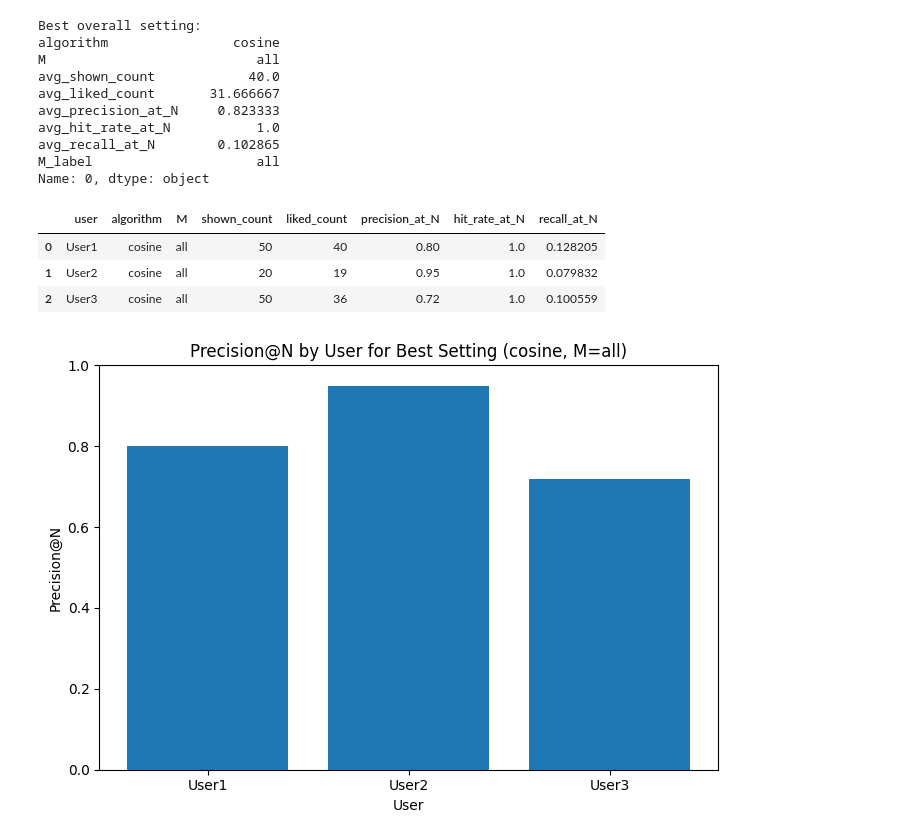
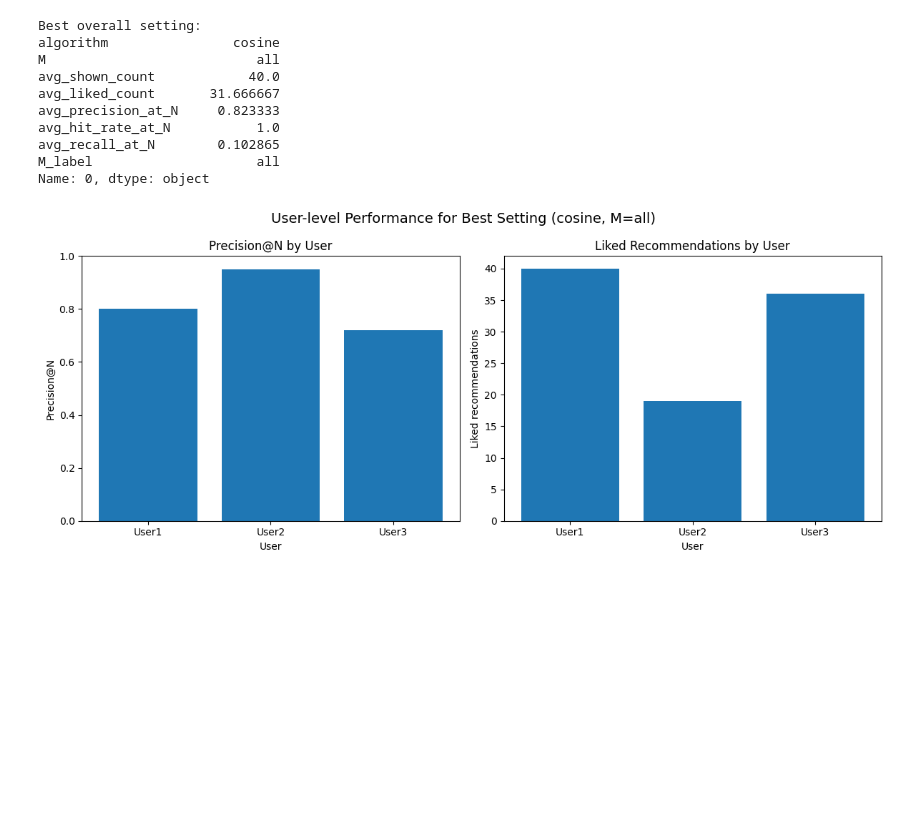
Before and after one commit to ZoeYiDing/nicole, a Jupyter notebook: assignment answer.ipynb, the cells around one changed output. Cells and saved outputs as stored; diff of their text form; code cells hidden in the pictures; blank space fills up the shorter version.

```diff
--- a/assignment answer.ipynb
+++ b/assignment answer.ipynb
@@ -45,9 +45,15 @@ nltk.download('stopwords')
 nltk.download('punkt')
 nltk.download('punkt_tab')
 
+TEXT_COL = "book_content"
+LABEL_COL = "genre"
 
 USER_NAMES = ["User1", "User2", "User3"]
-M_VALUES = [10, 20, 40, 80, "all"]
+M_VALUES = [10, 20, 50, 100, "all"]
+
+M_ORDER = [10, 20, 50, 100, "all"]
+M_LABEL_ORDER = ["10", "20", "50", "100", "all"]
+
 MATCHING_ALGORITHMS = ["cosine", "euclidean"]
 TOP_N_PER_GENRE = 10
 # %% [output]
@@ -1625,9 +1616,6 @@ to compare focused user profiles with full user profiles.
 # %%
 # We show N books per predicted genre.
 TOP_N_PER_GENRE = 10
-
-# M controls how many top words are kept in each user profile vector.
-M_VALUES = [10, 20, 40, 80, "all"]
 
 # Metrics to report later
 EVALUATION_METRICS = [
@@ -1848,8 +1836,6 @@ all_user_profile_vectors = {
 # %% [markdown]
 ##### Create truncated profiles for all users and all M values
 # %%
-M_VALUES = [10, 20, 40, 80, "all"]
-
 truncated_profiles_by_user_and_M = {}
 
 for user_name, profile_vectors in all_user_profile_vectors.items():
@@ -2319,26 +2472,42 @@ best_setting_user_table = best_setting_user_table[
         "recall_at_N"
     ]
 ].sort_values("user").reset_index(drop=True)
-
-best_setting_user_table
-# %% [output]
-|  | user | algorithm | M | shown_count | liked_count | precision_at_N | hit_rate_at_N | recall_at_N |
-| 0 | User1 | cosine | all | 50 | 40 | 0.80 | 1.0 | 0.128205 |
-| 1 | User2 | cosine | all | 20 | 19 | 0.95 | 1.0 | 0.079832 |
-| 2 | User3 | cosine | all | 50 | 36 | 0.72 | 1.0 | 0.100559 |
 # %%
-plt.figure(figsize=(7, 5))
+# Plot Precision@N and liked recommendations side by side
+# for the best recommendation setting.
 
-plt.bar(
+fig, axes = plt.subplots(1, 2, figsize=(12, 5))
+
+# Plot 1: Precision@N by user
+axes[0].bar(
     best_setting_user_table["user"],
     best_setting_user_table["precision_at_N"]
 )
 
-plt.xlabel("User")
-plt.ylabel("Precision@N")
-plt.title(f"Precision@N by User for Best Setting ({best_algorithm}, M={best_M})")
-plt.ylim(0, 1)
+axes[0].set_xlabel("User")
+axes[0].set_ylabel("Precision@N")
+axes[0].set_title("Precision@N by User")
+axes[0].set_ylim(0, 1)
+
+
+# Plot 2: Liked recommendations by user
+axes[1].bar(
+    best_setting_user_table["user"],
+    best_setting_user_table["liked_count"]
+)
+
+axes[1].set_xlabel("User")
+axes[1].set_ylabel("Liked recommendations")
+axes[1].set_title("Liked Recommendations by User")
+
+
+# Overall title for both plots
+fig.suptitle(
+    f"User-level Performance for Best Setting ({best_algorithm}, M={best_M})",
+    fontsize=14
+)
+
 plt.tight_layout()
 plt.show()
 # %% [output]
-[figure, old version]
+[figure, new version]
```
Also changed, not shown: parts of 32 cells of this notebook.
